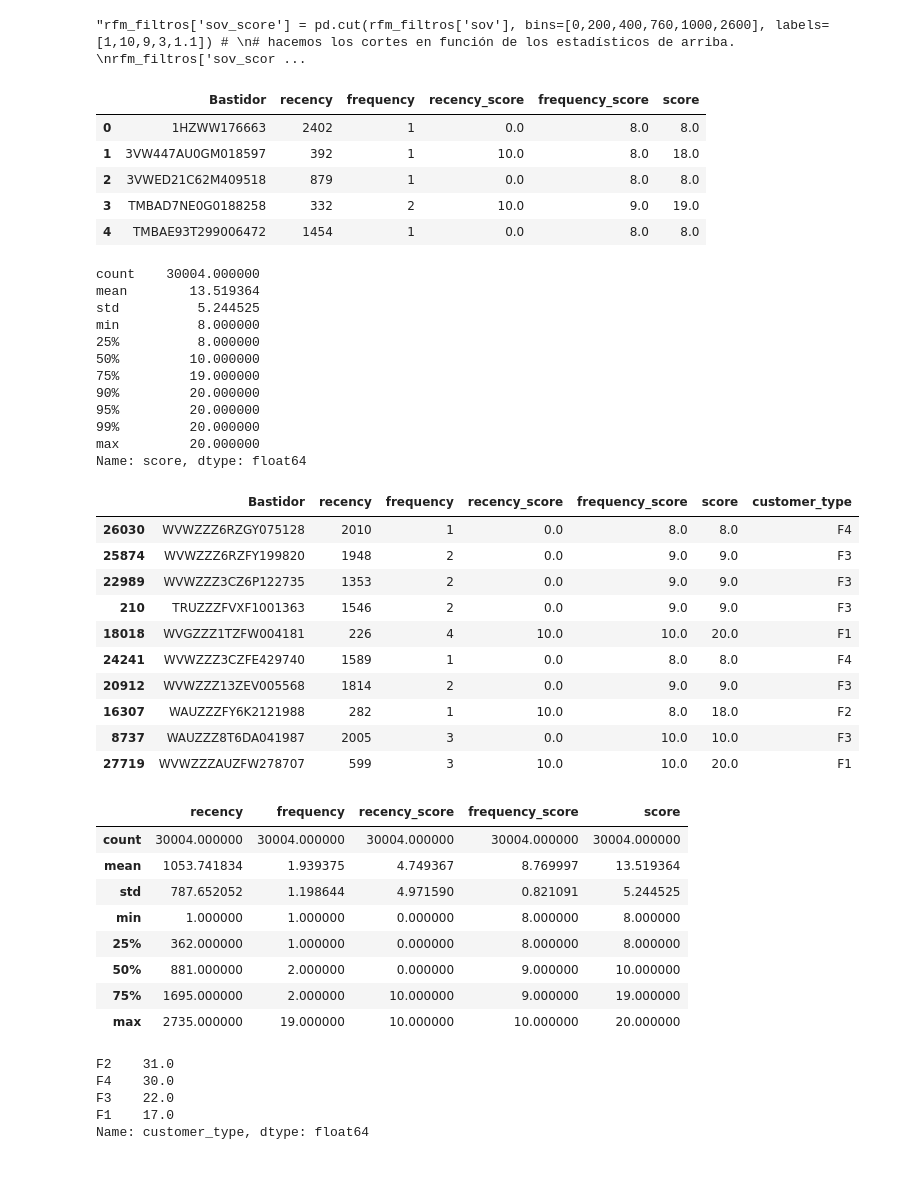
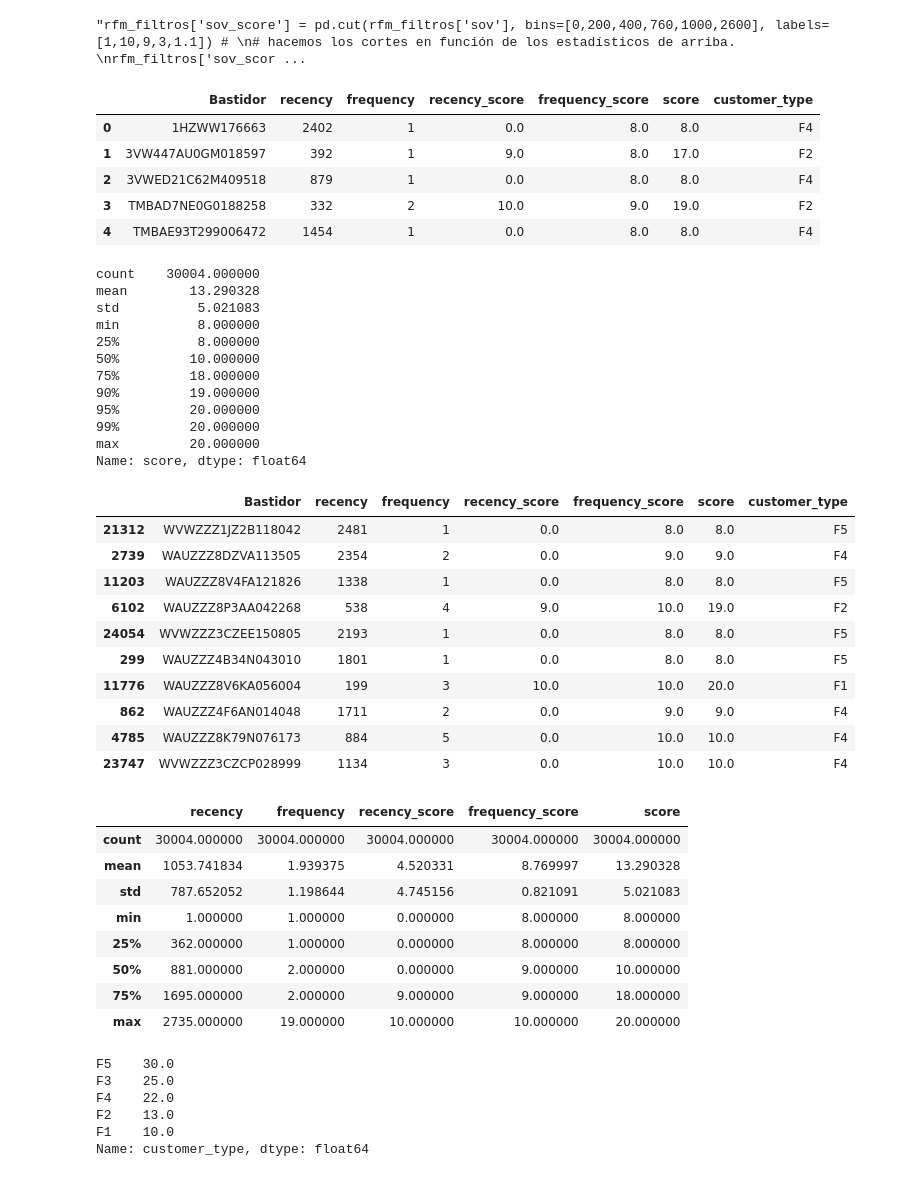
Before and after one commit to pacomm5/PLANTILLAS2, a Jupyter notebook: RECAMBIOS_NUEVO_LISTADO.ipynb, the cells around one changed output. Saved outputs shown, nothing was run; the diff lists cells and outputs as text; code cells hidden in the pictures.

```diff
--- a/RECAMBIOS_NUEVO_LISTADO.ipynb
+++ b/RECAMBIOS_NUEVO_LISTADO.ipynb
@@ -2395,7 +2395,7 @@ dtype: int64
 # assigning the numbers to RFM values. The better the RFM value higher the number
 # note that this process is reverse for R score as lower the value the better it is
 
-rfm_filtros['recency_score'] = pd.cut(rfm_filtros['recency'], bins=[0,750,800,2800], labels=[10,8,0]) #
+rfm_filtros['recency_score'] = pd.cut(rfm_filtros['recency'], bins=[0,360,720,800,2800], labels=[10,9,8,0]) #
 # hacemos los cortes en función de los estadísticos de arriba.
 rfm_filtros['recency_score'] = rfm_filtros['recency_score'].astype('float')
 rfm_filtros['frequency_score'] = pd.cut(rfm_filtros['frequency'], bins=[0,1,2,20], labels=[8,9,10])
@@ -2418,23 +2418,23 @@ def score_rfm(x) : return (x['recency_score']) + (x['frequency_score'])
 rfm_filtros['score'] = rfm_filtros.apply(score_rfm,axis=1 ) # añadimos la variable score al dataframe.
 rfm_filtros.head()
 # %% [output]
-|  | Bastidor | recency | frequency | recency_score | frequency_score | score |
-| 0 | 1HZWW176663 | 2402 | 1 | 0.0 | 8.0 | 8.0 |
-| 1 | 3VW447AU0GM018597 | 392 | 1 | 10.0 | 8.0 | 18.0 |
-| 2 | 3VWED21C62M409518 | 879 | 1 | 0.0 | 8.0 | 8.0 |
-| 3 | TMBAD7NE0G0188258 | 332 | 2 | 10.0 | 9.0 | 19.0 |
-| 4 | TMBAE93T299006472 | 1454 | 1 | 0.0 | 8.0 | 8.0 |
+|  | Bastidor | recency | frequency | recency_score | frequency_score | score | customer_type |
+| 0 | 1HZWW176663 | 2402 | 1 | 0.0 | 8.0 | 8.0 | F4 |
+| 1 | 3VW447AU0GM018597 | 392 | 1 | 9.0 | 8.0 | 17.0 | F2 |
+| 2 | 3VWED21C62M409518 | 879 | 1 | 0.0 | 8.0 | 8.0 | F4 |
+| 3 | TMBAD7NE0G0188258 | 332 | 2 | 10.0 | 9.0 | 19.0 | F2 |
+| 4 | TMBAE93T299006472 | 1454 | 1 | 0.0 | 8.0 | 8.0 | F4 |
 # %%
 rfm_filtros.score.describe(percentiles=[0.25,0.5,0.75,0.9,0.95,0.99])
 # %% [output]
 count    30004.000000
-mean        13.519364
-std          5.244525
+mean        13.290328
+std          5.021083
 min          8.000000
 25%          8.000000
 50%         10.000000
-75%         19.000000
-90%         20.000000
+75%         18.000000
+90%         19.000000
 95%         20.000000
 99%         20.000000
 max         20.000000
@@ -2442,19 +2442,19 @@ Name: score, dtype: float64
 # %%
 # assigning the customers into one of the category Bad, Bronze, Silver, Gold and Platinum based upon the score they get
 # we make cuts using percentiles. It can be done in many other ways
 # se puede hacer de muchas maneras pero vamos a hacer los cortes por los estadísticos.
 
-rfm_filtros['customer_type'] = pd.cut(rfm_filtros['score'], bins=[0,8,10,19,20], labels=["F4", "F3", "F2","F1"])
+rfm_filtros['customer_type'] = pd.cut(rfm_filtros['score'], bins=[0,8,10,18,19,20], labels=["F5", "F4", "F3","F2", "F1"])
 rfm_filtros.sample(10)
 # %% [output]
 |  | Bastidor | recency | frequency | recency_score | frequency_score | score | customer_type |
-| 26030 | WVWZZZ6RZGY075128 | 2010 | 1 | 0.0 | 8.0 | 8.0 | F4 |
-| 25874 | WVWZZZ6RZFY199820 | 1948 | 2 | 0.0 | 9.0 | 9.0 | F3 |
-| 22989 | WVWZZZ3CZ6P122735 | 1353 | 2 | 0.0 | 9.0 | 9.0 | F3 |
-| 210 | TRUZZZFVXF1001363 | 1546 | 2 | 0.0 | 9.0 | 9.0 | F3 |
-| 18018 | WVGZZZ1TZFW004181 | 226 | 4 | 10.0 | 10.0 | 20.0 | F1 |
-| 24241 | WVWZZZ3CZFE429740 | 1589 | 1 | 0.0 | 8.0 | 8.0 | F4 |
-| 20912 | WVWZZZ13ZEV005568 | 1814 | 2 | 0.0 | 9.0 | 9.0 | F3 |
-| 16307 | WAUZZZFY6K2121988 | 282 | 1 | 10.0 | 8.0 | 18.0 | F2 |
-| 8737 | WAUZZZ8T6DA041987 | 2005 | 3 | 0.0 | 10.0 | 10.0 | F3 |
-| 27719 | WVWZZZAUZFW278707 | 599 | 3 | 10.0 | 10.0 | 20.0 | F1 |
+| 21312 | WVWZZZ1JZ2B118042 | 2481 | 1 | 0.0 | 8.0 | 8.0 | F5 |
+| 2739 | WAUZZZ8DZVA113505 | 2354 | 2 | 0.0 | 9.0 | 9.0 | F4 |
+| 11203 | WAUZZZ8V4FA121826 | 1338 | 1 | 0.0 | 8.0 | 8.0 | F5 |
+| 6102 | WAUZZZ8P3AA042268 | 538 | 4 | 9.0 | 10.0 | 19.0 | F2 |
+| 24054 | WVWZZZ3CZEE150805 | 2193 | 1 | 0.0 | 8.0 | 8.0 | F5 |
+| 299 | WAUZZZ4B34N043010 | 1801 | 1 | 0.0 | 8.0 | 8.0 | F5 |
+| 11776 | WAUZZZ8V6KA056004 | 199 | 3 | 10.0 | 10.0 | 20.0 | F1 |
+| 862 | WAUZZZ4F6AN014048 | 1711 | 2 | 0.0 | 9.0 | 9.0 | F4 |
+| 4785 | WAUZZZ8K79N076173 | 884 | 5 | 0.0 | 10.0 | 10.0 | F4 |
+| 23747 | WVWZZZ3CZCP028999 | 1134 | 3 | 0.0 | 10.0 | 10.0 | F4 |
@@ -2463,20 +2465,21 @@ rfm_filtros.describe()
 # %% [output]
 |  | recency | frequency | recency_score | frequency_score | score |
 | count | 30004.000000 | 30004.000000 | 30004.000000 | 30004.000000 | 30004.000000 |
-| mean | 1053.741834 | 1.939375 | 4.749367 | 8.769997 | 13.519364 |
-| std | 787.652052 | 1.198644 | 4.971590 | 0.821091 | 5.244525 |
+| mean | 1053.741834 | 1.939375 | 4.520331 | 8.769997 | 13.290328 |
+| std | 787.652052 | 1.198644 | 4.745156 | 0.821091 | 5.021083 |
 | min | 1.000000 | 1.000000 | 0.000000 | 8.000000 | 8.000000 |
 | 25% | 362.000000 | 1.000000 | 0.000000 | 8.000000 | 8.000000 |
 | 50% | 881.000000 | 2.000000 | 0.000000 | 9.000000 | 10.000000 |
-| 75% | 1695.000000 | 2.000000 | 10.000000 | 9.000000 | 19.000000 |
+| 75% | 1695.000000 | 2.000000 | 9.000000 | 9.000000 | 18.000000 |
 | max | 2735.000000 | 19.000000 | 10.000000 | 10.000000 | 20.000000 |
 # %%
 round(rfm_filtros.customer_type.value_counts(normalize=True)*100,0)
 # %% [output]
-F2    31.0
-F4    30.0
-F3    22.0
-F1    17.0
+F5    30.0
+F3    25.0
+F4    22.0
+F2    13.0
+F1    10.0
 Name: customer_type, dtype: float64
 # %%
 # looking the RFM value for each of the category
```
Also changed, not shown: parts of 3 cells of this notebook.
